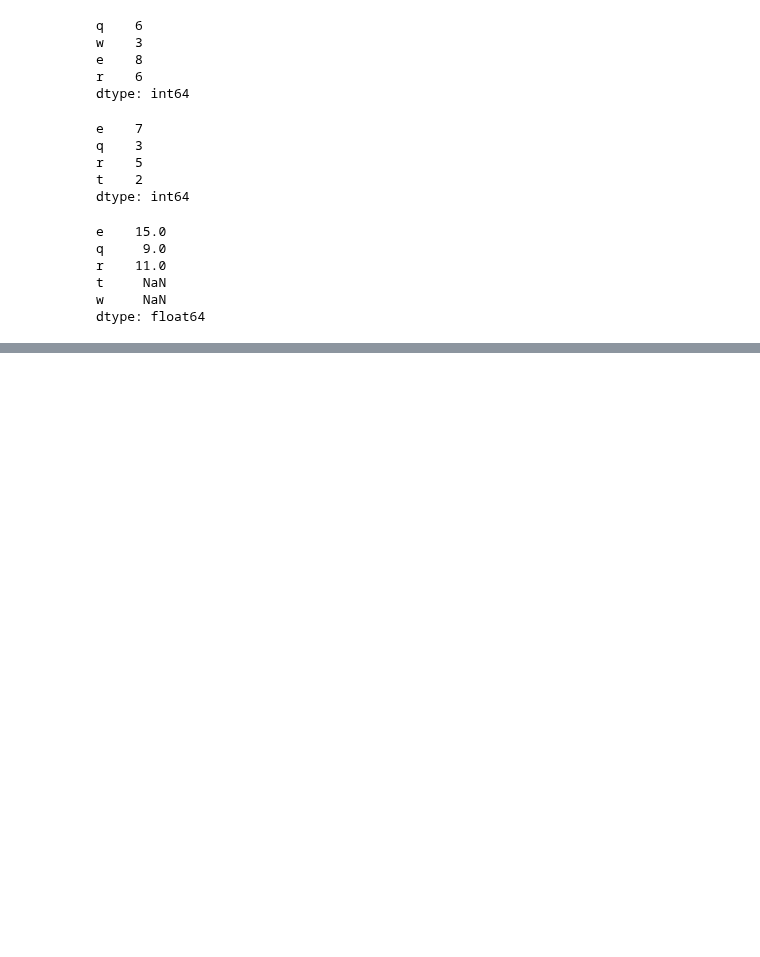
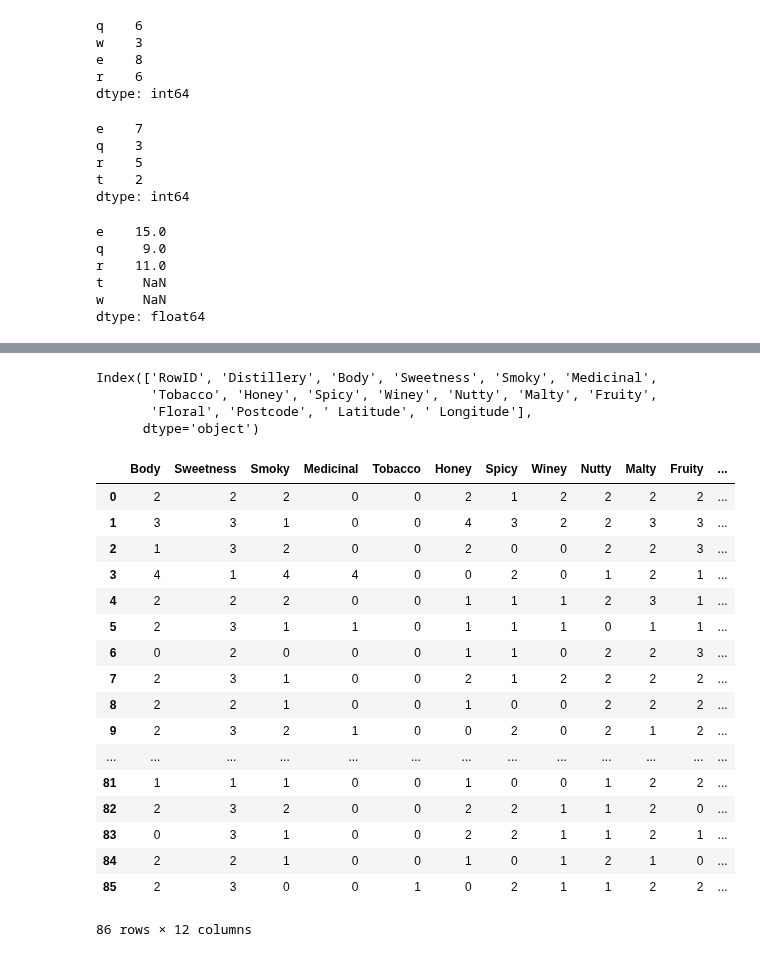
Before and after one commit to udaytak/Edx_PythonForResearch, a Jupyter notebook: 4_11. Case Study - Classifying Whiskies.ipynb, the cells around one changed output, grey strips where cells are left out. Drawn from its saved outputs; the diff is of its cells as text; code cells hidden in the pictures; blank space fills up the shorter version.

```diff
--- a/4_11. Case Study - Classifying Whiskies.ipynb
+++ b/4_11. Case Study - Classifying Whiskies.ipynb
@@ -153,0 +160,3 @@ dtype: float64
+# %%
+whisky = pd.read_csv(".\python_case_studies\Whiskies\Whiskies.txt")
+whisky.head()
@@ -153,0 +221,30 @@ dtype: float64
+# %%
+whisky.columns
+# %% [output]
+Index(['RowID', 'Distillery', 'Body', 'Sweetness', 'Smoky', 'Medicinal',
+       'Tobacco', 'Honey', 'Spicy', 'Winey', 'Nutty', 'Malty', 'Fruity',
+       'Floral', 'Postcode', ' Latitude', ' Longitude'],
+      dtype='object')
+# %%
+flavors = whisky.iloc[:,2:14]
+# %%
+flavors
+# %% [output]
+|  | Body | Sweetness | Smoky | Medicinal | Tobacco | Honey | Spicy | Winey | Nutty | Malty | Fruity | ... |
+| 0 | 2 | 2 | 2 | 0 | 0 | 2 | 1 | 2 | 2 | 2 | 2 | ... |
+| 1 | 3 | 3 | 1 | 0 | 0 | 4 | 3 | 2 | 2 | 3 | 3 | ... |
+| 2 | 1 | 3 | 2 | 0 | 0 | 2 | 0 | 0 | 2 | 2 | 3 | ... |
+| 3 | 4 | 1 | 4 | 4 | 0 | 0 | 2 | 0 | 1 | 2 | 1 | ... |
+| 4 | 2 | 2 | 2 | 0 | 0 | 1 | 1 | 1 | 2 | 3 | 1 | ... |
+| 5 | 2 | 3 | 1 | 1 | 0 | 1 | 1 | 1 | 0 | 1 | 1 | ... |
+| 6 | 0 | 2 | 0 | 0 | 0 | 1 | 1 | 0 | 2 | 2 | 3 | ... |
+| 7 | 2 | 3 | 1 | 0 | 0 | 2 | 1 | 2 | 2 | 2 | 2 | ... |
+| 8 | 2 | 2 | 1 | 0 | 0 | 1 | 0 | 0 | 2 | 2 | 2 | ... |
+| 9 | 2 | 3 | 2 | 1 | 0 | 0 | 2 | 0 | 2 | 1 | 2 | ... |
+| ... | ... | ... | ... | ... | ... | ... | ... | ... | ... | ... | ... | ... |
+| 81 | 1 | 1 | 1 | 0 | 0 | 1 | 0 | 0 | 1 | 2 | 2 | ... |
+| 82 | 2 | 3 | 2 | 0 | 0 | 2 | 2 | 1 | 1 | 2 | 0 | ... |
+| 83 | 0 | 3 | 1 | 0 | 0 | 2 | 2 | 1 | 1 | 2 | 1 | ... |
+| 84 | 2 | 2 | 1 | 0 | 0 | 1 | 0 | 1 | 2 | 1 | 0 | ... |
+| 85 | 2 | 3 | 0 | 0 | 1 | 0 | 2 | 1 | 1 | 2 | 2 | ... |
+86 rows × 12 columns
```
Also changed, not shown: parts of 9 cells of this notebook, 2 other files.
